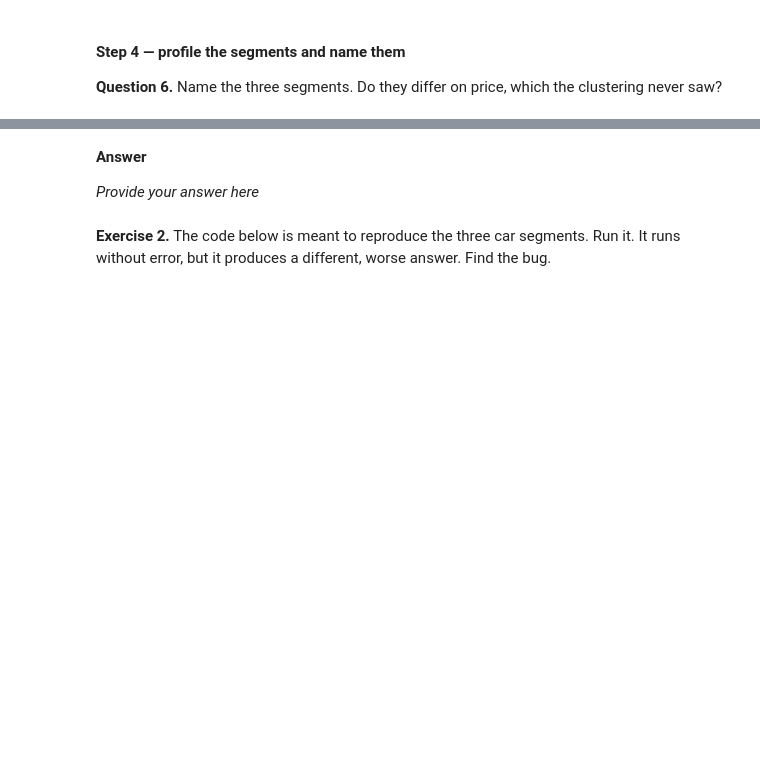
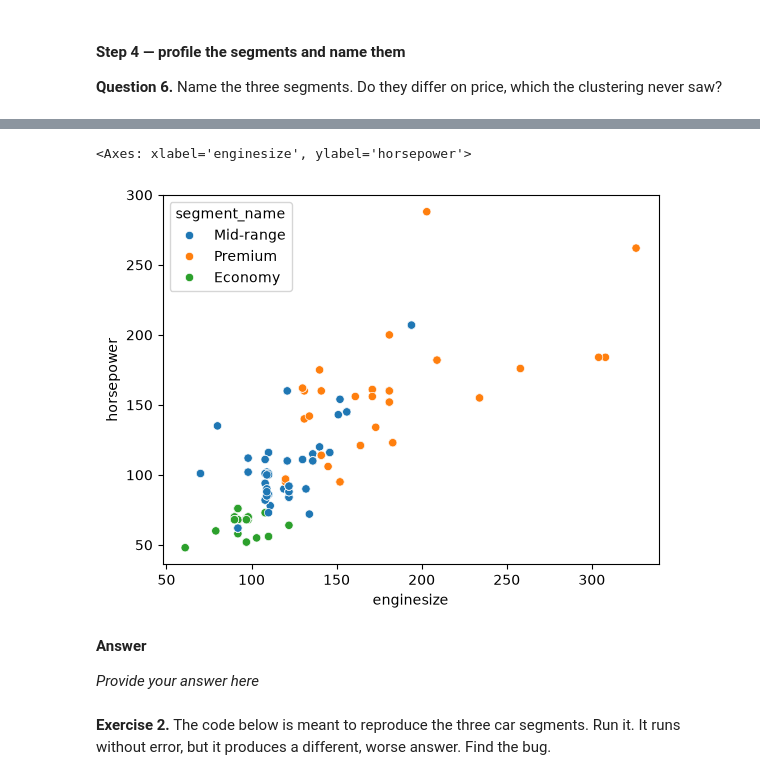
Before and after one commit to laglead/IS834_Fall_2026, a Jupyter notebook: Session 10 - Unsupervised Learning and Clustering/Unsupervised_Learning_and_Clustering.ipynb, the cells around one changed output, grey strips where cells are left out. Drawn from its saved outputs; the diff is of its cells as text; code cells hidden in the pictures; blank space fills up the shorter version.

```diff
--- a/Session 10 - Unsupervised Learning and Clustering/Unsupervised_Learning_and_Clustering.ipynb
+++ b/Session 10 - Unsupervised Learning and Clustering/Unsupervised_Learning_and_Clustering.ipynb
@@ -264,3 +383,9 @@ plt.show()
 *Provide your answer here*
 # %%
 # Your code here -- choose the clustering features
+
+features = ["wheelbase", "carlength", "carwidth", "curbweight",
+            "enginesize", "horsepower", "citympg", "highwaympg"]
+
+X = cars_numeric[features]
+X.head()
@@ -272,0 +403,9 @@ Same trap as the bank data: `curbweight` runs into the thousands and `citympg` i
+# %%
+# Your code here -- standardise the features and score a range of k
+
+scaler = StandardScaler()
+X_scaled = scaler.fit_transform(X)
+
+for k in range(2, 10):
+    labels = KMeans(n_clusters=k, random_state=595, n_init=10).fit_predict(X_scaled)
+    print(f'k = {k}     silhouette = {round(silhouette_score(X_scaled, labels), 3)}')
@@ -278,3 +459,7 @@ Same trap as the bank data: `curbweight` runs into the thousands and `citympg` i
 *Provide your answer here*
 # %%
 # Your code here -- fit the segments and attach the labels to the cars table
+
+kmeans = KMeans(n_clusters=3, random_state=595, n_init=10)
+cars_numeric["segment"] = kmeans.fit_predict(X_scaled)
+cars_numeric["segment"].value_counts().sort_index()   # 0: 62, 1: 52, 2: 91
@@ -287,2 +485,4 @@ Same trap as the bank data: `curbweight` runs into the thousands and `citympg` i
 # %%
 # Your code here -- name the segments
+cars_numeric['segment_name'] = cars_numeric.segment.map({0: "Economy", 1: "Premium", 2: "Mid-range"})
+cars_numeric.head()
@@ -291,5 +523,9 @@ Same trap as the bank data: `curbweight` runs into the thousands and `citympg` i
 # %%
 # Your code here -- plot two of the clustering variables, coloured by segment
+sns.scatterplot(data=cars_numeric, x="enginesize", y="horsepower", hue="segment_name")
+# %% [output]
+<Axes: xlabel='enginesize', ylabel='horsepower'>
+[figure, added]
 # %% [markdown]
 **Answer**
 
```
Also changed, not shown: parts of 23 cells of this notebook, 3 other files.
